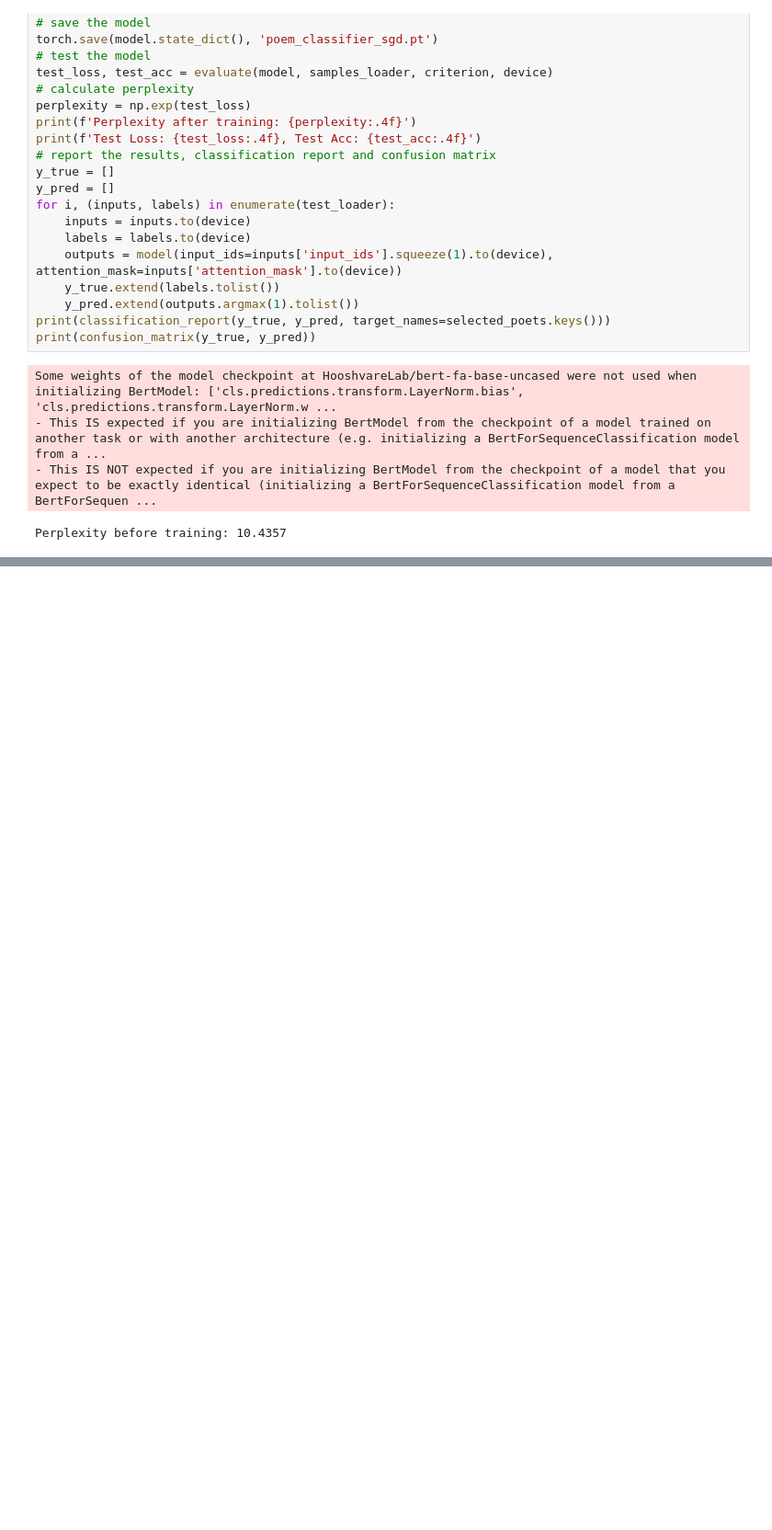
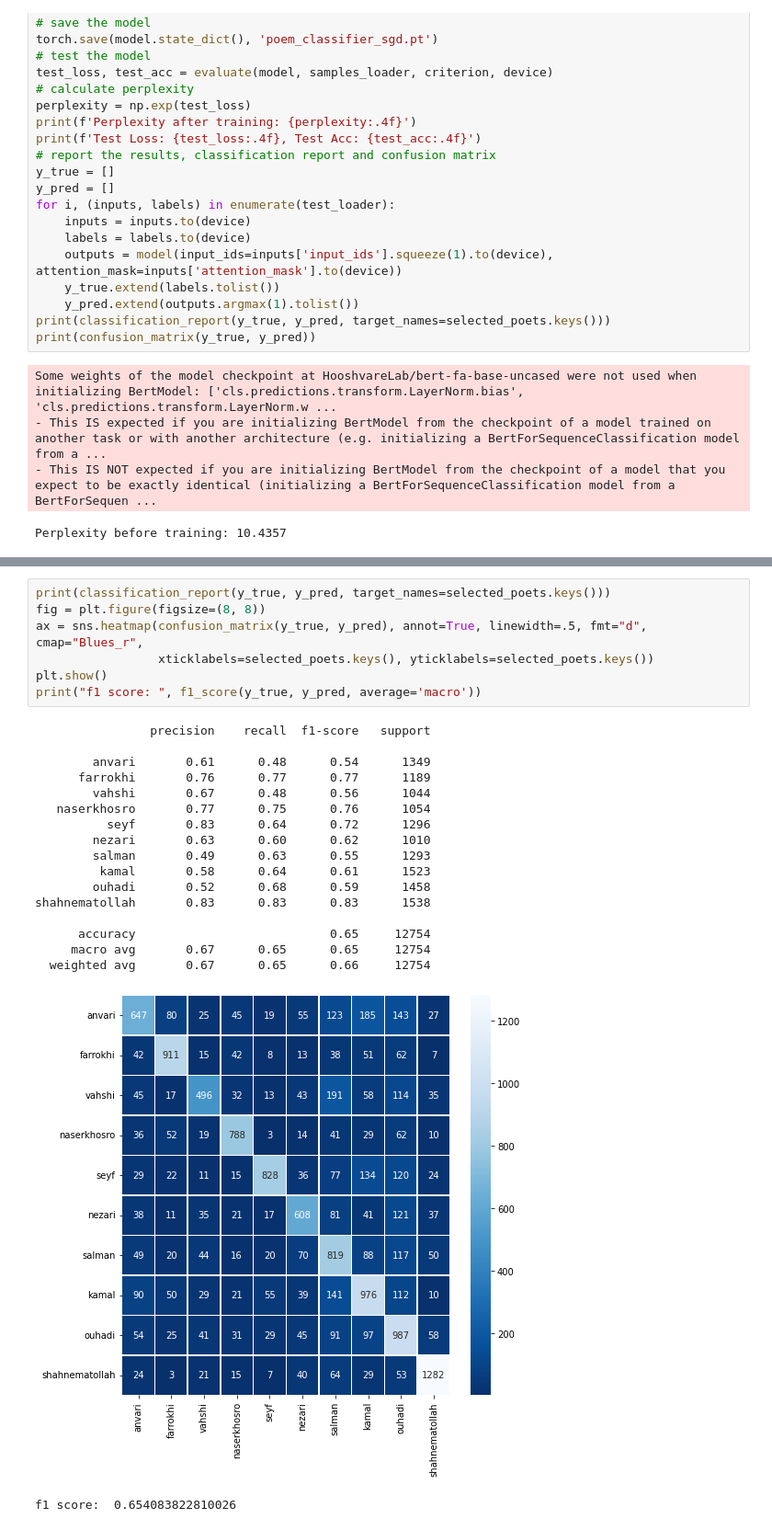
Before and after one commit to saeedzou/Deep-Learning-Assignments-2022, a Jupyter notebook: Assignment 4/q3.ipynb, the cells around one changed output, grey strips where cells are left out. Shown at 92% size. Drawn from its saved outputs; the diff is of its cells as text; blank space fills up the shorter version.

```diff
--- a/Assignment 4/q3.ipynb
+++ b/Assignment 4/q3.ipynb
@@ -361,0 +370,26 @@ print(confusion_matrix(y_true, y_pred))
+# %%
+print(classification_report(y_true, y_pred, target_names=selected_poets.keys()))
+fig = plt.figure(figsize=(8, 8))
+ax = sns.heatmap(confusion_matrix(y_true, y_pred), annot=True, linewidth=.5, fmt="d", cmap="Blues_r",
+                 xticklabels=selected_poets.keys(), yticklabels=selected_poets.keys())
+plt.show()
+print("f1 score: ", f1_score(y_true, y_pred, average='macro'))
+# %% [output]
+                precision    recall  f1-score   support
+
+        anvari       0.61      0.48      0.54      1349
+      farrokhi       0.76      0.77      0.77      1189
+        vahshi       0.67      0.48      0.56      1044
+   naserkhosro       0.77      0.75      0.76      1054
+          seyf       0.83      0.64      0.72      1296
+        nezari       0.63      0.60      0.62      1010
+        salman       0.49      0.63      0.55      1293
+         kamal       0.58      0.64      0.61      1523
+        ouhadi       0.52      0.68      0.59      1458
+shahnematollah       0.83      0.83      0.83      1538
+
+      accuracy                           0.65     12754
+     macro avg       0.67      0.65      0.65     12754
+  weighted avg       0.67      0.65      0.66     12754
+[figure, added]
+f1 score:  0.654083822810026
```
Also changed, not shown: parts of 5 cells of this notebook.
